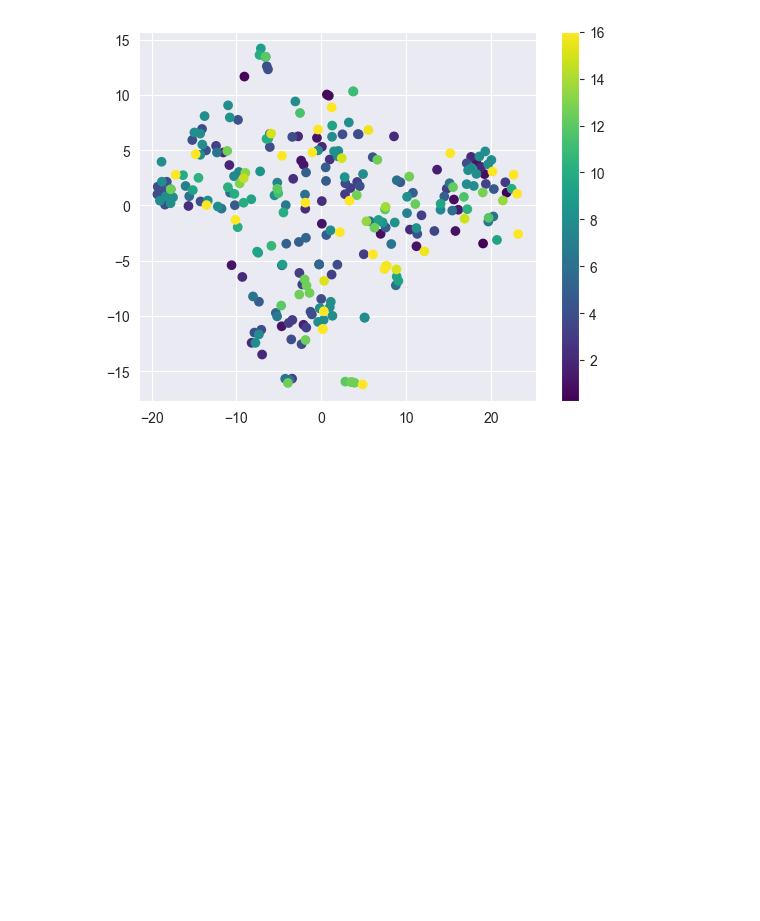
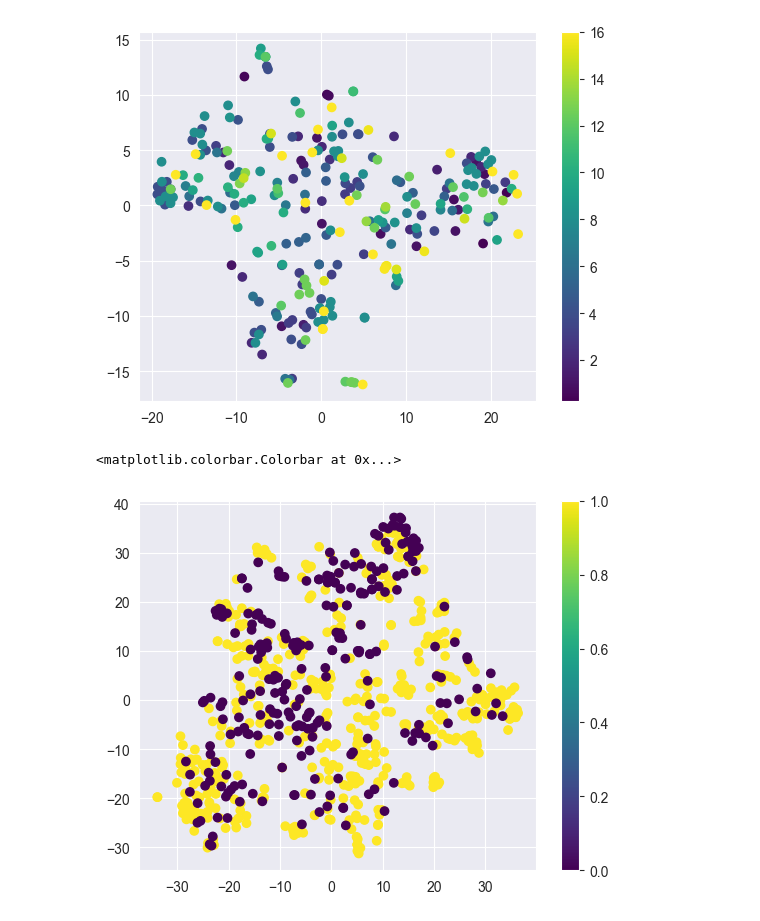
Before and after one commit to Dominule/qsAMPr, a Jupyter notebook: src/activity_visualization.ipynb, the cells around one changed output. Drawn from its saved outputs; the diff is of its cells as text; code cells hidden in the pictures; blank space fills up the shorter version.

```diff
--- a/src/activity_visualization.ipynb
+++ b/src/activity_visualization.ipynb
@@ -75,3 +75,15 @@ plt.colorbar()
 # %% [output]
 <matplotlib.colorbar.Colorbar at 0x...>
 [figure]
+# %%
+# distinguish between low and high activity and show TSNE
+df_feat["activity"] = df_feat["activity"].apply(lambda x: 1 if x < 100 else 0)
+colors = df_feat["activity"]
+
+tsne = TSNE(n_components=2, random_state=42)
+X_embedded = tsne.fit_transform(df_feat.drop(columns=["activity"]))
+plt.scatter(X_embedded[:, 0], X_embedded[:, 1], c=colors, cmap="viridis")
+plt.colorbar()
+# %% [output]
+<matplotlib.colorbar.Colorbar at 0x...>
+[figure, added]
```
Also changed, not shown: 6 other files.
